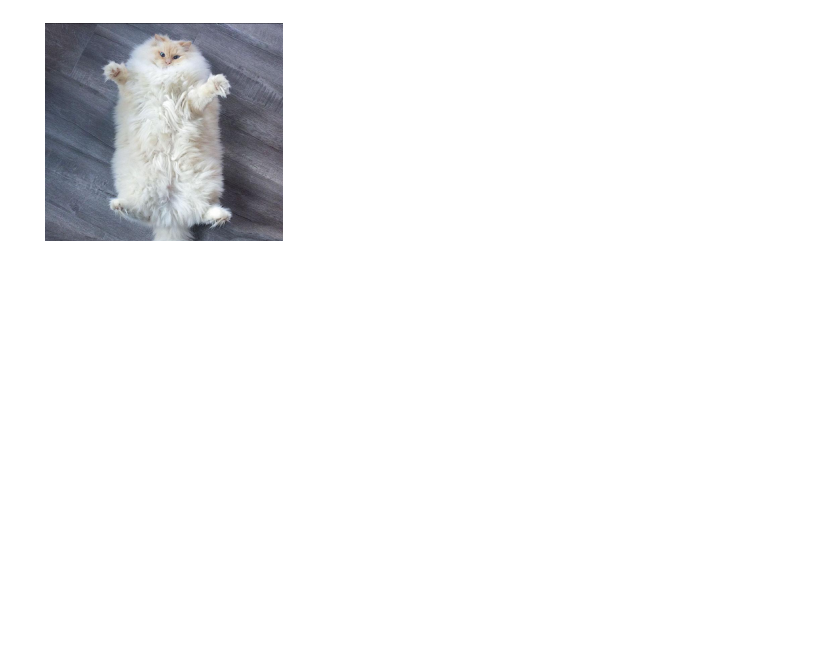
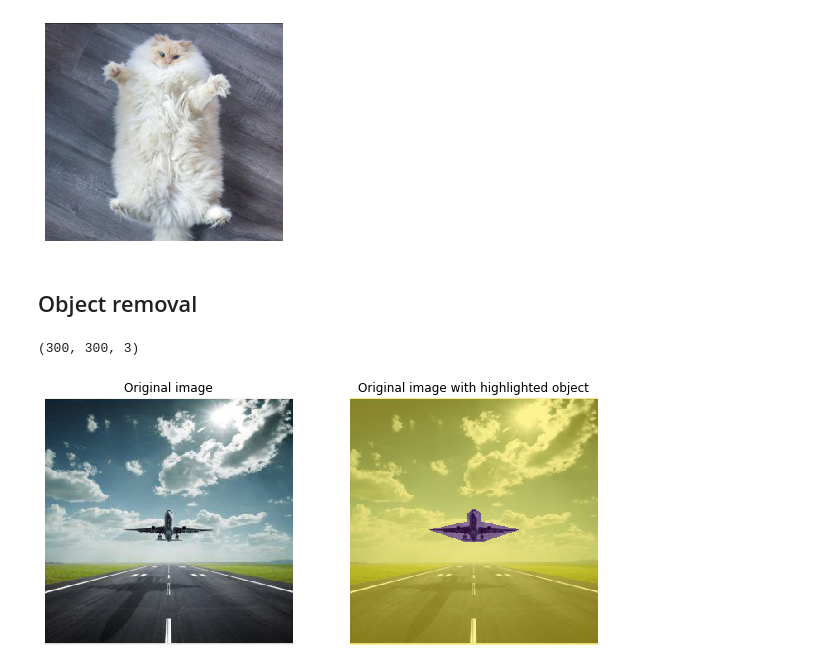
Before and after one commit to MariaKokshaikina/SeamCarving, a Jupyter notebook: Experiments.ipynb, the cells around one changed output. Cells and saved outputs as stored; diff of their text form; code cells hidden in the pictures; blank space fills up the shorter version.

Commit message:
add first steps for object removal

```diff
--- a/Experiments.ipynb
+++ b/Experiments.ipynb
@@ -174,3 +174,5 @@ plt.axis(False)
 plt.show()
 # %% [output]
 [figure]
+# %% [markdown]
+## Object removal
@@ -176,0 +181,37 @@ plt.show()
+# %%
+img_path = 'images/aircraft.jpg'
+img = np.asarray(Image.open(img_path))
+img.shape
+# %% [output]
+(300, 300, 3)
+# %%
+masked_img = img.copy()
+poly = [(175, 140), (175, 160), (160, 205), (150, 158), (140, 158), (134, 150),
+        (140, 142), (150, 142), (160, 95)]
+
+pr = np.array([p[0] for p in poly])
+pc = np.array([p[1] for p in poly])
+rr, cc = draw.polygon(pr, pc)
+
+masked_img[rr, cc, :] = masked_img[rr, cc, :] * 0.5 + np.array([1, 1, 0]) * .5
+
+importance_map = np.zeros(img.shape[:2])
+importance_map[rr, cc] = -1
+
+plt.figure(figsize=(10,10))
+
+plt.subplot(221)
+plt.imshow(img)
+plt.axis(False)
+plt.title('Original image')
+
+plt.subplot(222)
+plt.imshow(img)
+plt.axis(False)
+plt.imshow(importance_map, alpha=.5)
+plt.axis(False)
+plt.title('Original image with highlighted object')
+
+plt.show()
+# %% [output]
+[figure, added]
```
Also changed, not shown: parts of 5 cells of this notebook, 1 other file.
